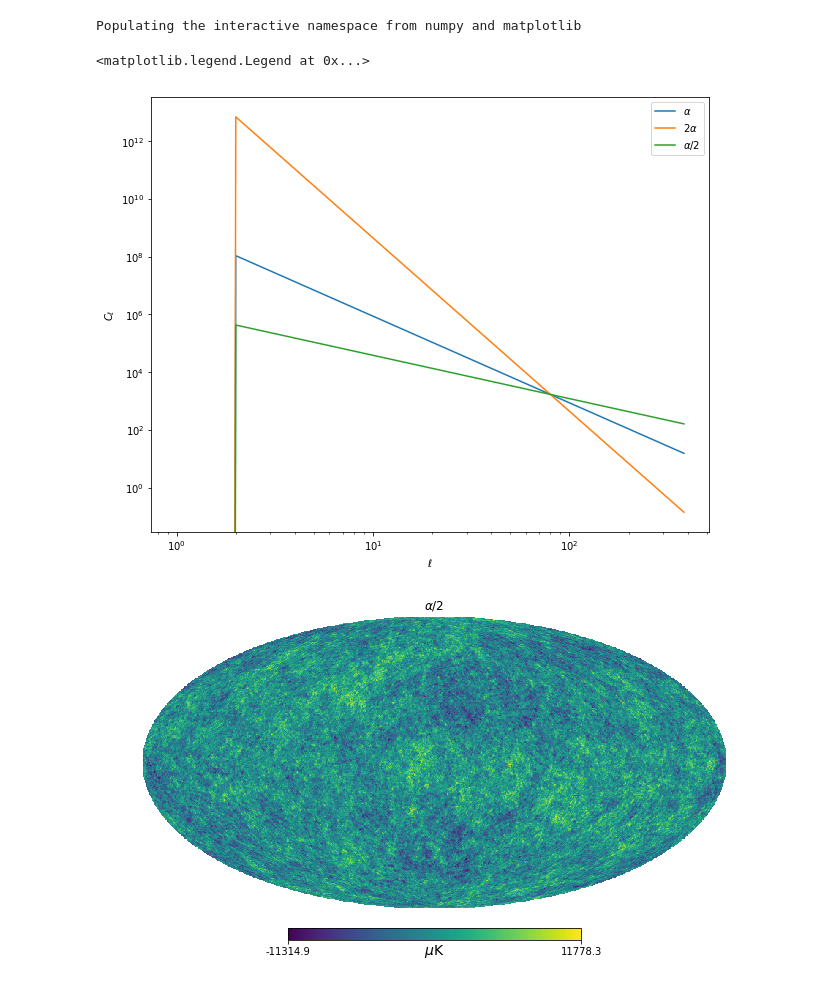
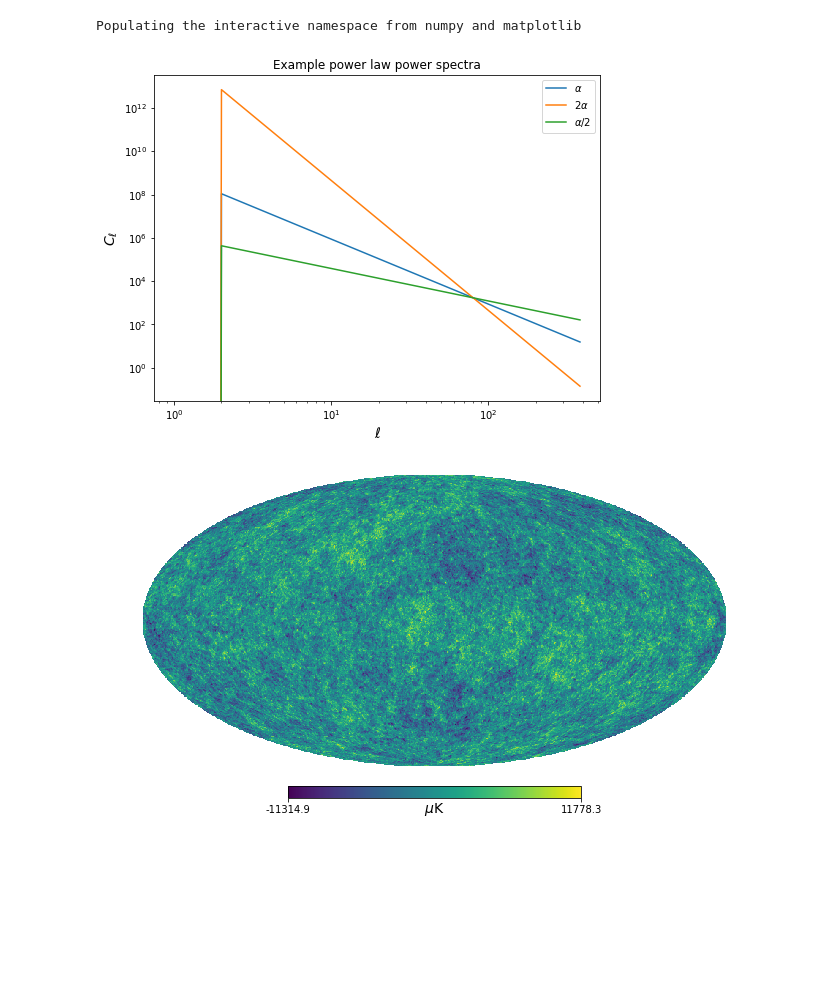
Before and after one commit to acwgough/foreground_moments, a Jupyter notebook: Figures for presentation.ipynb, the cells around one changed output. Drawn from its saved outputs; the diff is of its cells as text; code cells hidden in the pictures; blank space fills up the shorter version.

```diff
--- a/Figures for presentation.ipynb
+++ b/Figures for presentation.ipynb
@@ -42,6 +42,9 @@ sigma_default = crit/3
 #define list of frequencies going from 10 to 300 GHz, sampling 20 points
 freqs = np.linspace(30,300,4)*1.e9
 ells = np.arange(384)
+
+filepath = '/Users/alex/Documents/foreground_figures/'
+#file path to put figures in
 # %% [output]
 Populating the interactive namespace from numpy and matplotlib
 # %%
@@ -49,22 +52,24 @@ small_scale_cls = ff.powerlaw(ells, A_BB, alpha_BB)
 large_scale_cls = ff.powerlaw(ells, A_BB, 2*alpha_BB)
 very_small_cls = ff.powerlaw(ells, A_BB, alpha_BB/2)
 # %%
-figure(figsize=(10,8))
+figure(figsize=(8,6))
 loglog(ells, small_scale_cls, label=r'$\alpha$')
 loglog(ells, large_scale_cls, label=r'$2\alpha$')
 loglog(ells, very_small_cls, label=r'$\alpha$/2')
-xlabel('$\ell$')
-ylabel('$C_\ell$')
+xlabel('$\ell$', fontsize=14)
+ylabel('$C_\ell$', fontsize=14)
+title('Example power law power spectra')
 legend()
+savefig(filepath + 'example PS.png')#, transparent=True)
 # %% [output]
-<matplotlib.legend.Legend at 0x...>
-[figure, old version]
+[figure, new version]
 # %%
 very_small_map =  hp.synfast(very_small_cls, nside, new=True, verbose=False)
 # %%
-hp.mollview(very_small_map, unit=r'$\mu \rm K$', title=r'$\alpha/2$')
+hp.mollview(very_small_map, unit=r'$\mu \rm K$',  title='')
+savefig(filepath + 'map fine', transparent=True)
 # %% [output]
-[figure, old version]
+[figure, new version]
 # %%
 small_map = hp.synfast(small_scale_cls, nside, new=True, verbose=False)
 # %%
```
Also changed, not shown: parts of 10 cells of this notebook, 2 other files.
